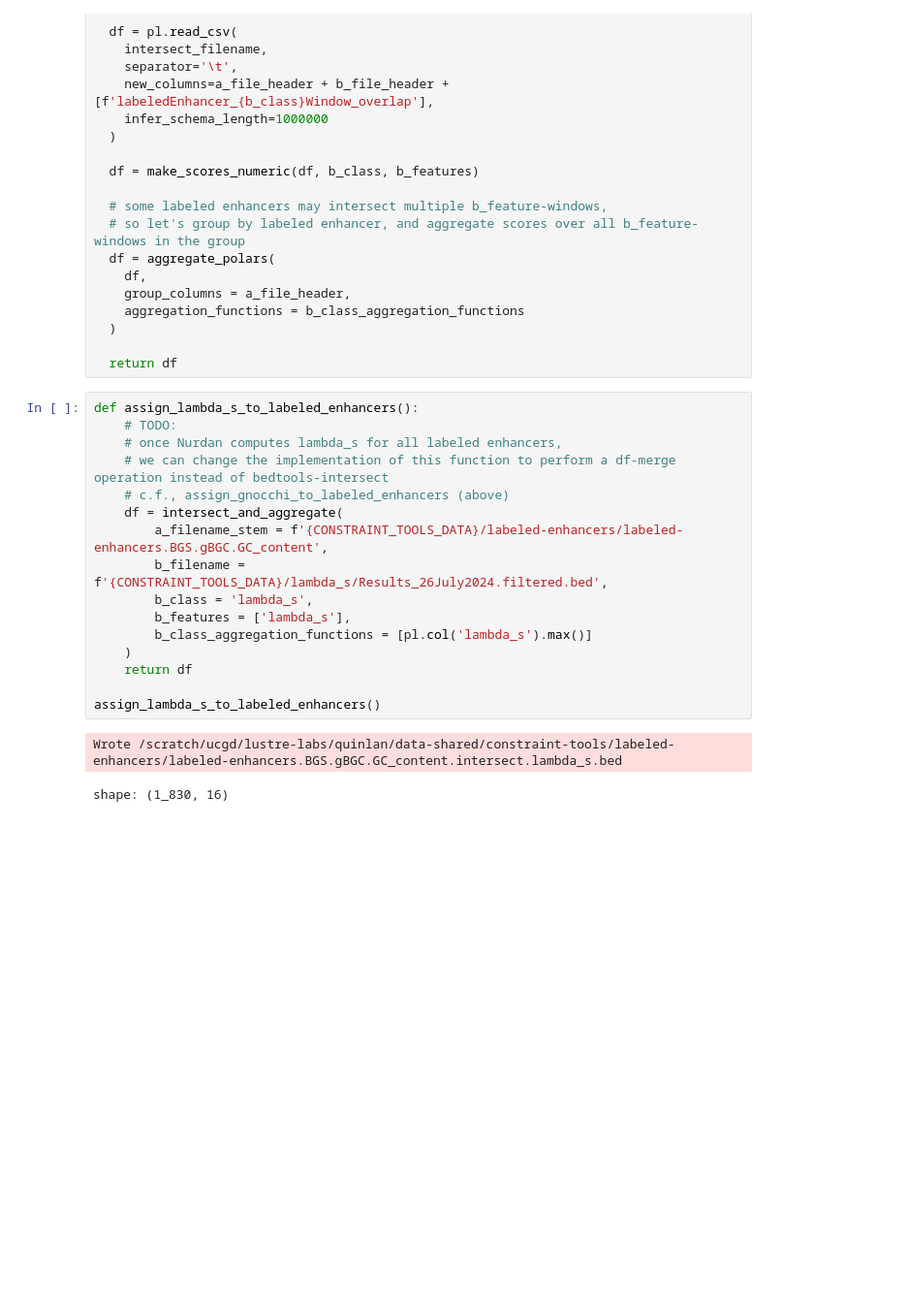
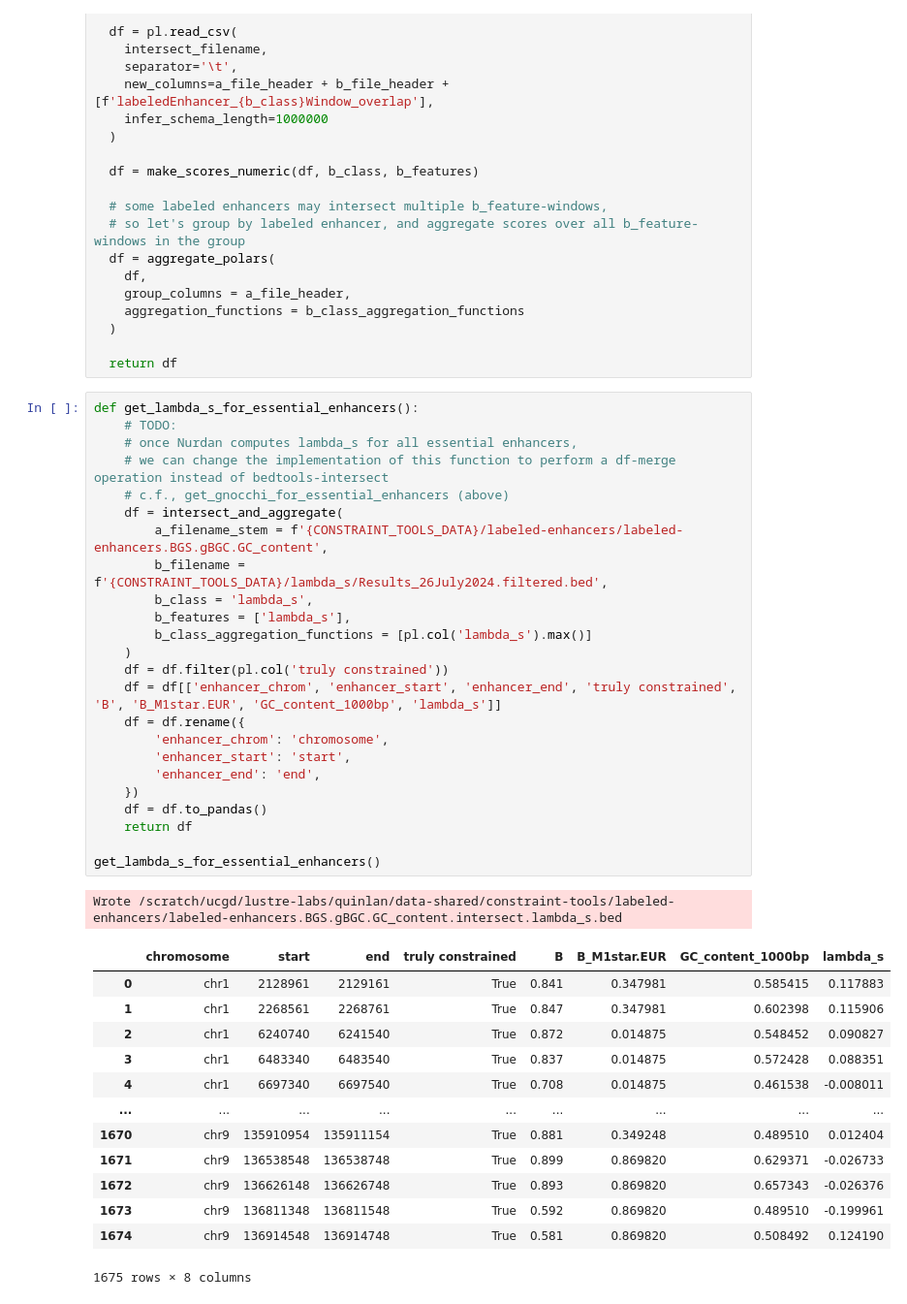
Before and after one commit to quinlan-lab/constraint-tools, a Jupyter notebook: papers/neutral_models_are_biased/8.labeled-enhancers/main.2.ipynb, the cells around one changed output. Shown at 97% size. Saved outputs shown, nothing was run; the diff lists cells and outputs as text; blank space fills up the shorter version.

```diff
--- a/papers/neutral_models_are_biased/8.labeled-enhancers/main.2.ipynb
+++ b/papers/neutral_models_are_biased/8.labeled-enhancers/main.2.ipynb
@@ -145,21 +204,41 @@ def intersect_and_aggregate(a_filename_stem, b_filename, b_class, b_features, b_
 
   return df
 # %%
-def assign_lambda_s_to_labeled_enhancers():
+def get_lambda_s_for_essential_enhancers():
     # TODO:
-    # once Nurdan computes lambda_s for all labeled enhancers,
+    # once Nurdan computes lambda_s for all essential enhancers,
     # we can change the implementation of this function to perform a df-merge operation instead of bedtools-intersect
-    # c.f., assign_gnocchi_to_labeled_enhancers (above)
+    # c.f., get_gnocchi_for_essential_enhancers (above)
     df = intersect_and_aggregate(
         a_filename_stem = f'{CONSTRAINT_TOOLS_DATA}/labeled-enhancers/labeled-enhancers.BGS.gBGC.GC_content',
         b_filename = f'{CONSTRAINT_TOOLS_DATA}/lambda_s/Results_26July2024.filtered.bed',
         b_class = 'lambda_s',
         b_features = ['lambda_s'],
         b_class_aggregation_functions = [pl.col('lambda_s').max()]
     )
+    df = df.filter(pl.col('truly constrained'))
+    df = df[['enhancer_chrom', 'enhancer_start', 'enhancer_end', 'truly constrained', 'B', 'B_M1star.EUR', 'GC_content_1000bp', 'lambda_s']]
+    df = df.rename({
+        'enhancer_chrom': 'chromosome',
+        'enhancer_start': 'start',
+        'enhancer_end': 'end',
+    })
+    df = df.to_pandas()
     return df
 
-assign_lambda_s_to_labeled_enhancers()
+get_lambda_s_for_essential_enhancers()
 # %% [output]
 Wrote /scratch/ucgd/lustre-labs/quinlan/data-shared/constraint-tools/labeled-enhancers/labeled-enhancers.BGS.gBGC.GC_content.intersect.lambda_s.bed
+|  | chromosome | start | end | truly constrained | B | B_M1star.EUR | GC_content_1000bp | lambda_s |
+| 0 | chr1 | 2128961 | 2129161 | True | 0.841 | 0.347981 | 0.585415 | 0.117883 |
+| 1 | chr1 | 2268561 | 2268761 | True | 0.847 | 0.347981 | 0.602398 | 0.115906 |
+| 2 | chr1 | 6240740 | 6241540 | True | 0.872 | 0.014875 | 0.548452 | 0.090827 |
+| 3 | chr1 | 6483340 | 6483540 | True | 0.837 | 0.014875 | 0.572428 | 0.088351 |
+| 4 | chr1 | 6697340 | 6697540 | True | 0.708 | 0.014875 | 0.461538 | -0.008011 |
+| ... | ... | ... | ... | ... | ... | ... | ... | ... |
+| 1670 | chr9 | 135910954 | 135911154 | True | 0.881 | 0.349248 | 0.489510 | 0.012404 |
+| 1671 | chr9 | 136538548 | 136538748 | True | 0.899 | 0.869820 | 0.629371 | -0.026733 |
+| 1672 | chr9 | 136626148 | 136626748 | True | 0.893 | 0.869820 | 0.657343 | -0.026376 |
+| 1673 | chr9 | 136811348 | 136811548 | True | 0.592 | 0.869820 | 0.489510 | -0.199961 |
+| 1674 | chr9 | 136914548 | 136914748 | True | 0.581 | 0.869820 | 0.508492 | 0.124190 |
-shape: (1_830, 16)
+1675 rows × 8 columns
```
Also changed, not shown: parts of 28 cells of this notebook.
